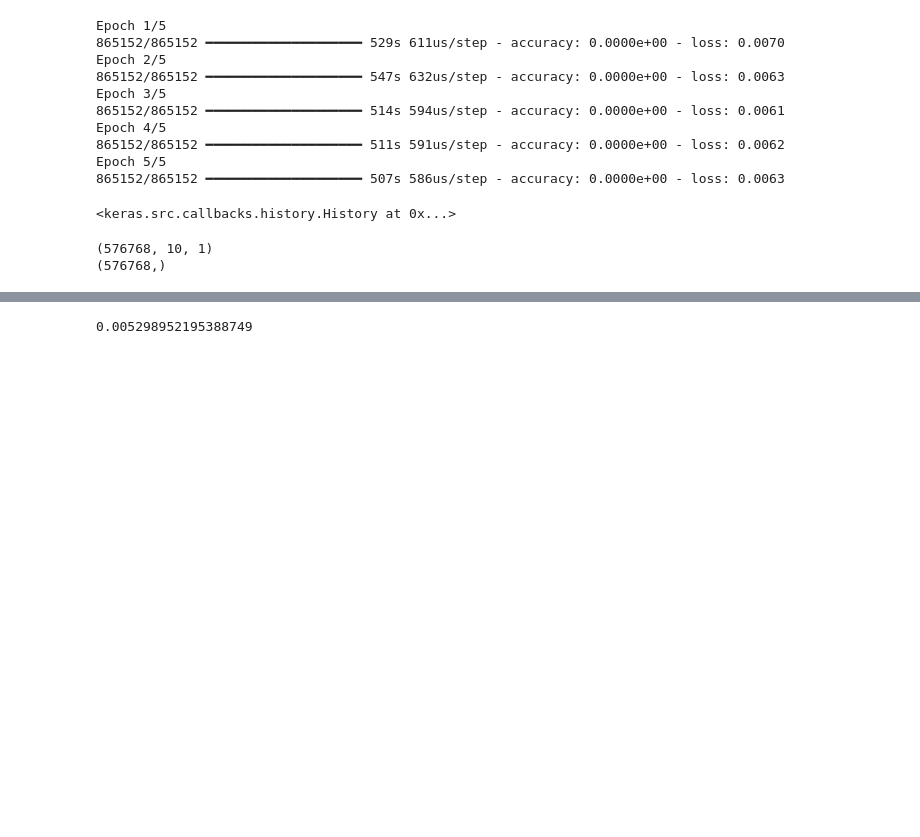
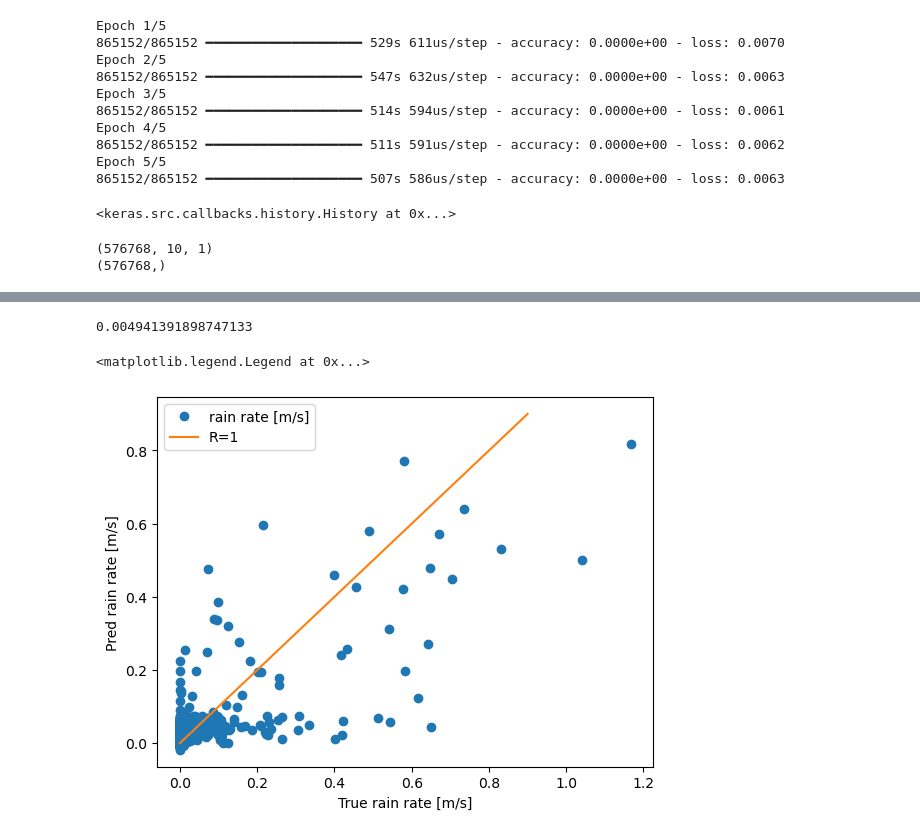
Before and after one commit to llvillanueva/ICTP_summer_school_2024, a Jupyter notebook: CNN_training.ipynb, the cells around one changed output, grey strips where cells are left out. Drawn from its saved outputs; the diff is of its cells as text; code cells hidden in the pictures; blank space fills up the shorter version.

```diff
--- a/CNN_training.ipynb
+++ b/CNN_training.ipynb
@@ -166,15 +167,16 @@ print(y_test.shape)
 
 with open('saved_models/CNN_10_input_1_output.pkl', 'rb') as file:
           model = pickle.load(file)
+# %%
+num_test_samples=1000
+frames= np.zeros((num_test_samples,num_of_inputs, 1))
+predicted_y= np.zeros((num_test_samples))
+test_y_sample= np.zeros((num_test_samples))
+indices_to_test=random.sample(range(0,x_test.shape[0]),num_test_samples)
 # %%
-num_test_samples=1000
-frames= np.zeros((num_test_samples,num_of_inputs, 1))
-predicted_y= np.zeros((num_test_samples))
-
 for i in range(0,num_test_samples,1):
-    frames = x_test[i,:,:] #
-    #original_frame[i,:,:] = y_test[i,:,:] #
-
+    frames = x_test[indices_to_test[i],:,:] #
+    test_y_sample[i] = y_test[indices_to_test[i]] #
     # Extract the model's prediction and post-process it.
 #    predicted_frames[i,:,:] = np.squeeze(model.predict(x_test[i,:,:] )))
     predicted_y[i] = model.predict(np.expand_dims(frames, axis=0))
@@ -201,6 +204,18 @@ for i in range(0,num_test_samples,1):
 1/1 ━━━━━━━━━━━━━━━━━━━━ 0s 15ms/step
 1/1 ━━━━━━━━━━━━━━━━━━━━ 0s 16ms/step
 # %%
-metrics.mean_squared_error(y_test[0:num_test_samples], predicted_y)
+metrics.mean_squared_error(test_y_sample, predicted_y)
 # %% [output]
-0.005298952195388749
+0.004941391898747133
+# %%
+# plot of predicted vs. true rainfall
+plt.figure()
+plt.plot(test_y_sample,predicted_y,linestyle='',marker='o',label='rain rate [m/s]')
+plt.plot(np.arange(0,1,0.1),np.arange(0,1,0.1),label='R=1')
+#plt.plot(temp_top,linestyle='',marker='o', markersize=2,label='temp_top')
+plt.xlabel('True rain rate [m/s]')
+plt.ylabel('Pred rain rate [m/s]')
+plt.legend()
+# %% [output]
+<matplotlib.legend.Legend at 0x...>
+[figure, added]
```
Also changed, not shown: parts of 6 cells of this notebook.
